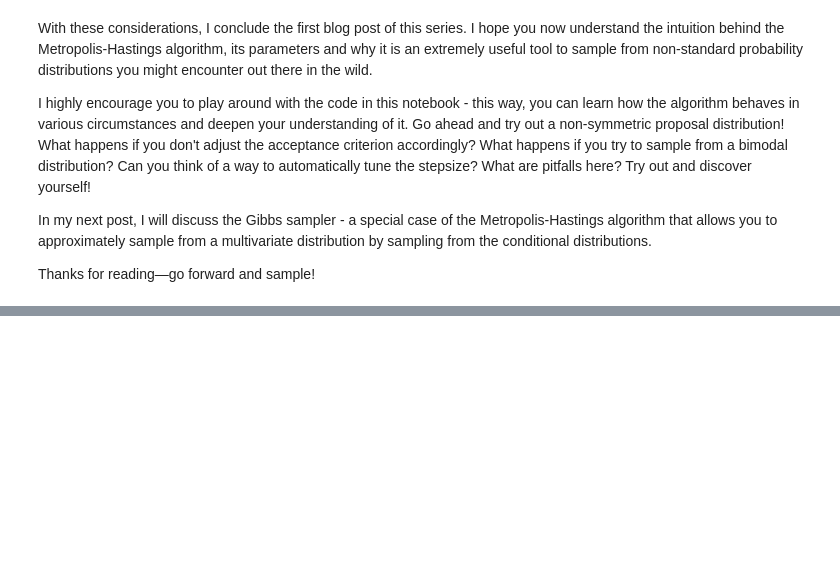
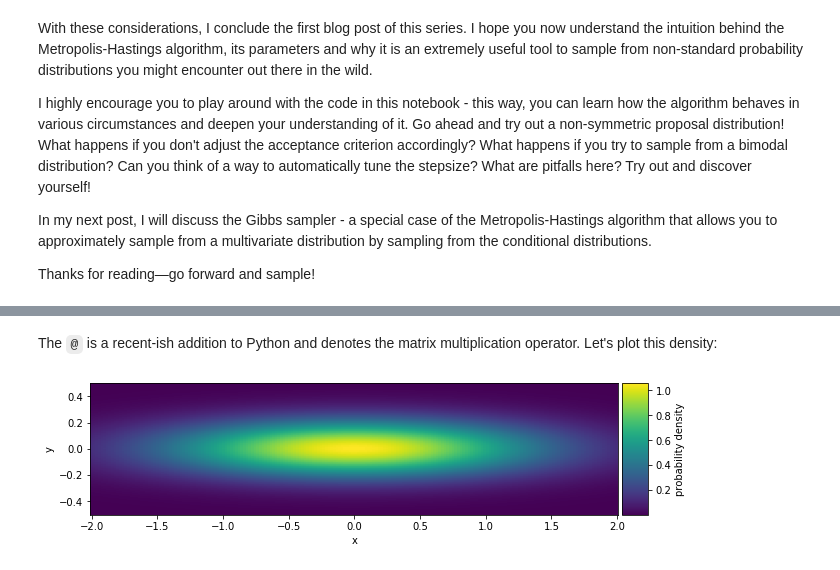
Before and after one commit to tweag/blog-resources, a Jupyter notebook: mcmc-intro/mcmc_introduction.ipynb, the cells around one changed output, grey strips where cells are left out. Saved outputs shown, nothing was run; the diff lists cells and outputs as text; code cells hidden in the pictures; blank space fills up the shorter version.

```diff
--- a/mcmc-intro/mcmc_introduction.ipynb
+++ b/mcmc-intro/mcmc_introduction.ipynb
@@ -279,0 +334,23 @@ Thanks for reading&mdash;go forward and sample!
+# %% [markdown]
+The `@` is a recent-ish addition to Python and denotes the matrix multiplication operator.
+Let's plot this density:
+# %%
+from mpl_toolkits.axes_grid1 import make_axes_locatable
+
+fig, ax = plt.subplots()
+xses = np.linspace(-2, 2, 200)
+yses = np.linspace(-0.5, 0.5, 200)
+log_density_values = [[bivariate_normal.log_prob(np.array((x, y))) for x in xses] for y in yses]
+dx = (xses[1] - xses[0]) / 2
+dy = (yses[1] - yses[0]) / 2
+extent = [xses[0] - dx, xses[-1] + dx, yses[0] - dy, yses[-1] + dy]
+im = ax.imshow(np.exp(log_density_values), extent=extent)
+ax.set_xlabel('x')
+ax.set_ylabel('y')
+divider = make_axes_locatable(ax)
+cax = divider.append_axes('right', size='5%', pad=0.05)
+cb = fig.colorbar(im, cax=cax)
+cb.set_label('probability density')
+plt.show()
+# %% [output]
+[figure, added]
```
Also changed, not shown: parts of 33 cells of this notebook.
